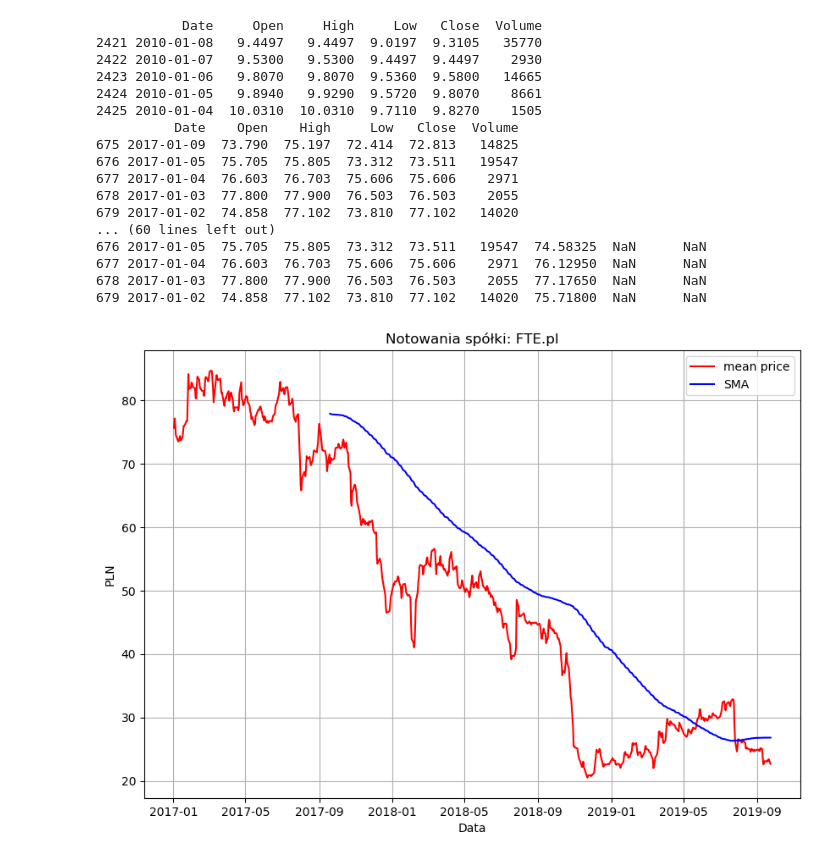
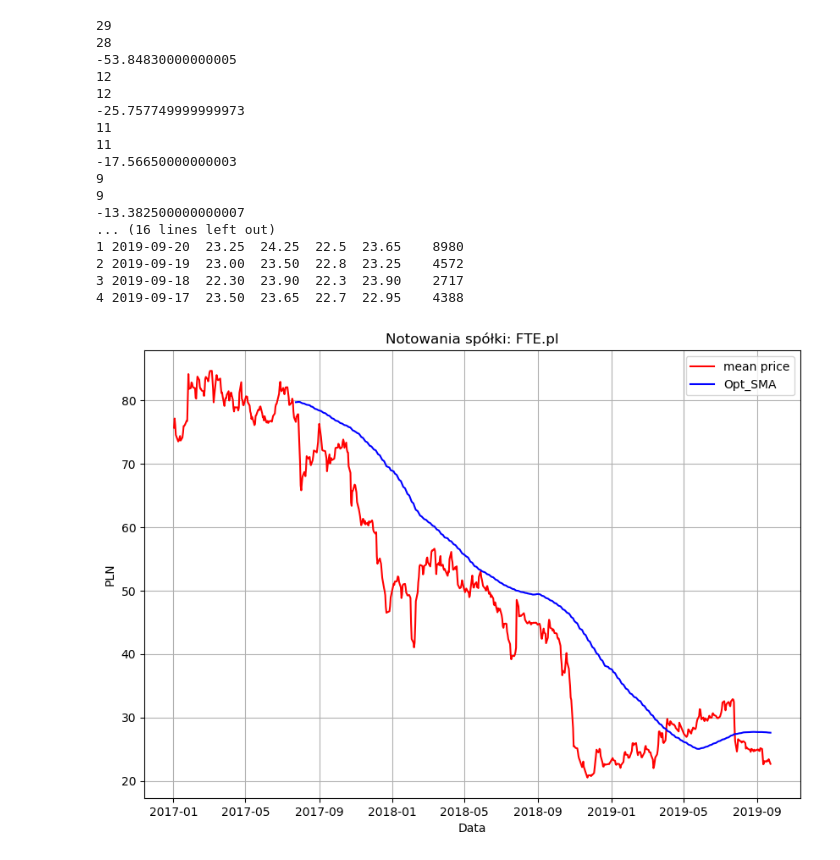
Before and after one commit to Tomasz-Ch/Stooq, a Jupyter notebook: test_SMA.ipynb, the cells around one changed output. Drawn from its saved outputs; the diff is of its cells as text; code cells hidden in the pictures.

```diff
--- a/test_SMA.ipynb
+++ b/test_SMA.ipynb
@@ -50,59 +50,51 @@ def sma():
             for i in profits:
                 if i == k:
                     print('error')
                     return
             profits[k] = profit_sum
 
         addNumber('{}'.format(k),profit_sum)
     print(profits)
     optimal_k = int(max(profits, key=profits.get))
     print(optimal_k)
-    data_from['Opt SMA'] = data_from['Mean'].rolling(window=optimal_k).mean().shift(1-optimal_k)
+    data_from['Opt_SMA'] = data_from['Mean'].rolling(window=optimal_k).mean().shift(1-optimal_k)
     print(df.head())
 
 for symbol in ['FTE.pl']:
     df = web.DataReader(symbol, 'stooq')
     df = modify_source(df)
-    print(df.tail())
-
     data_from = df.loc[df['Date'] >= '2017-01-01'].copy()
-    print(data_from.tail())
     mean_serie()
-    print(data_from.tail())
-
-
     sma()
-
-    print(data_from.tail(25))
     x = list(data_from['Date'])
     y = list(data_from['Mean'])
-    z = list(data_from['SMA'])
+    z = list(data_from['Opt_SMA'])
     plt.figure(figsize=(10,7), dpi=100)
     plt.plot(x, y, color='red', marker='', linestyle='solid', label='mean price')
-    plt.plot(x, z, color='blue', marker='', linestyle='solid', label='SMA')
+    plt.plot(x, z, color='blue', marker='', linestyle='solid', label='Opt_SMA')
     plt.title("Notowania spółki: {}".format(symbol))
     plt.ylabel('PLN')
     plt.xlabel("Data")
     plt.grid()
     plt.legend()
     plt.savefig('charts/{}.png'.format(symbol))
     plt.show()
 # %% [output]
-           Date     Open     High     Low   Close  Volume
-2421 2010-01-08   9.4497   9.4497  9.0197  9.3105   35770
-2422 2010-01-07   9.5300   9.5300  9.4497  9.4497    2930
-2423 2010-01-06   9.8070   9.8070  9.5360  9.5800   14665
-2424 2010-01-05   9.8940   9.9290  9.5720  9.8070    8661
-2425 2010-01-04  10.0310  10.0310  9.7110  9.8270    1505
-          Date    Open    High     Low   Close  Volume
-675 2017-01-09  73.790  75.197  72.414  72.813   14825
-676 2017-01-05  75.705  75.805  73.312  73.511   19547
-677 2017-01-04  76.603  76.703  75.606  75.606    2971
-678 2017-01-03  77.800  77.900  76.503  76.503    2055
-679 2017-01-02  74.858  77.102  73.810  77.102   14020
-... (60 lines left out)
-676 2017-01-05  75.705  75.805  73.312  73.511   19547  74.58325  NaN      NaN
-677 2017-01-04  76.603  76.703  75.606  75.606    2971  76.12950  NaN      NaN
-678 2017-01-03  77.800  77.900  76.503  76.503    2055  77.17650  NaN      NaN
-679 2017-01-02  74.858  77.102  73.810  77.102   14020  75.71800  NaN      NaN
+29
+28
+-53.84830000000005
+12
+12
+-25.757749999999973
+11
+11
+-17.56650000000003
+9
+9
+-13.382500000000007
+... (16 lines left out)
+1 2019-09-20  23.25  24.25  22.5  23.65    8980
+2 2019-09-19  23.00  23.50  22.8  23.25    4572
+3 2019-09-18  22.30  23.90  22.3  23.90    2717
+4 2019-09-17  23.50  23.65  22.7  22.95    4388
-[figure, old version]
+[figure, new version]
```
Also changed, not shown: 21 other files.
